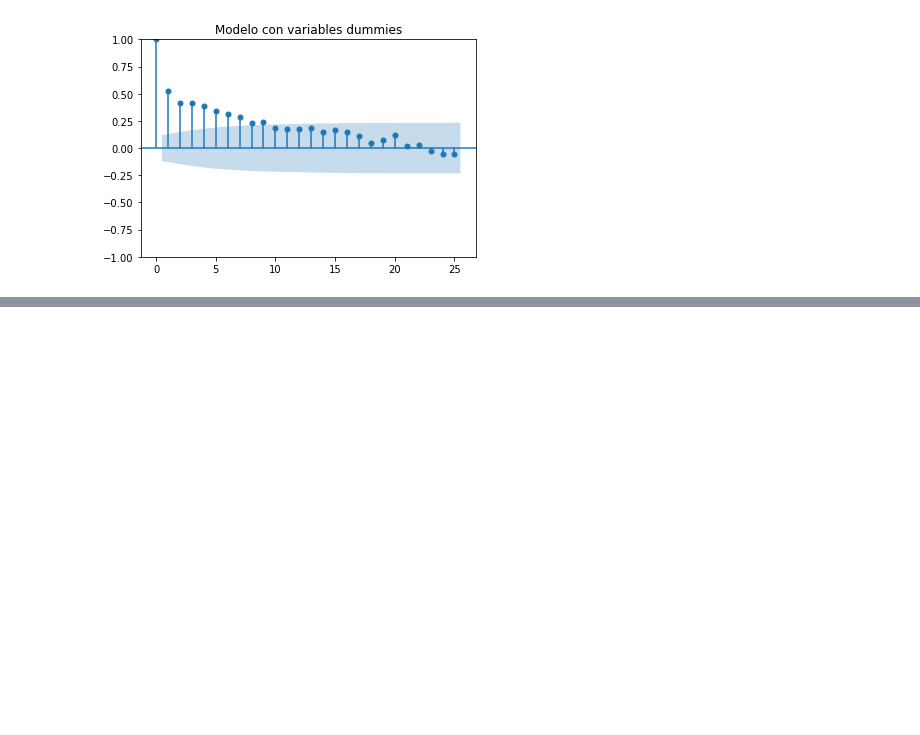
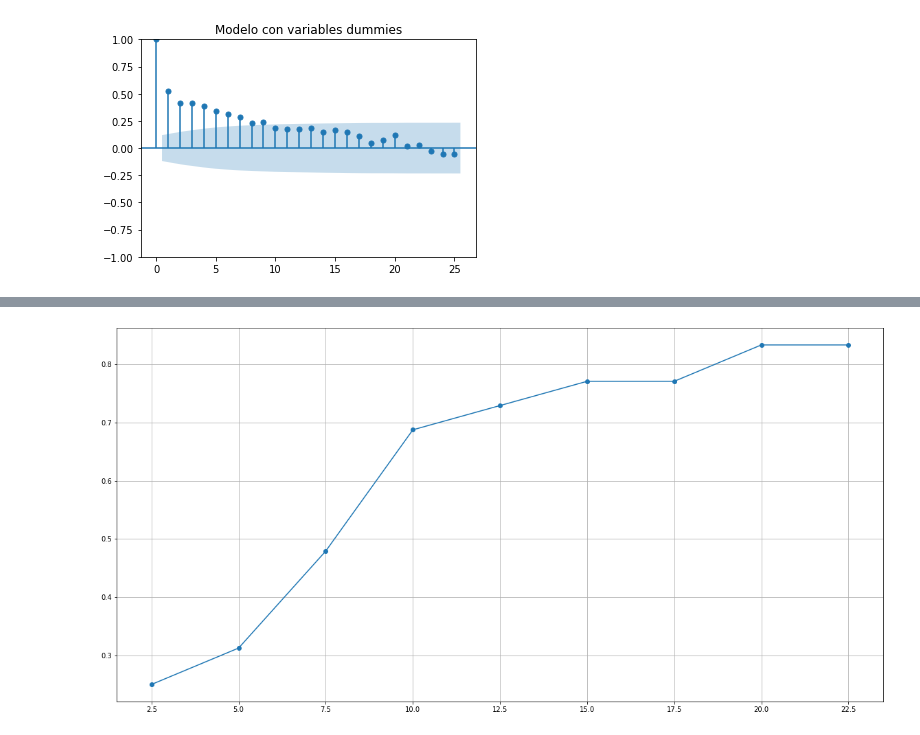
Before and after one commit to Alberto0410/Modelos-no-Parametricos-y-de-Regresion, a Jupyter notebook: Proyecto/Regresion Lineal Multiple.ipynb, the cells around one changed output, grey strips where cells are left out. Cells and saved outputs as stored; diff of their text form; code cells hidden in the pictures; blank space fills up the shorter version.

```diff
--- a/Proyecto/Regresion Lineal Multiple.ipynb
+++ b/Proyecto/Regresion Lineal Multiple.ipynb
@@ -601,0 +891,13 @@ plt.grid()
+# %%
+#creamos un dataframe con los umbrales y accuracy
+accuracy_df = pd.DataFrame()
+
+accuracy_df['Umbral'] = umbrales
+accuracy_df['Accuracy'] = accuracy_list
+
+#graficamos el accuracy
+plt.figure(figsize=(20,10))
+plt.plot(accuracy_df['Umbral'], accuracy_df['Accuracy'], marker='o')
+plt.grid()
+# %% [output]
+[figure, added]
```
Also changed, not shown: parts of 26 cells of this notebook.
